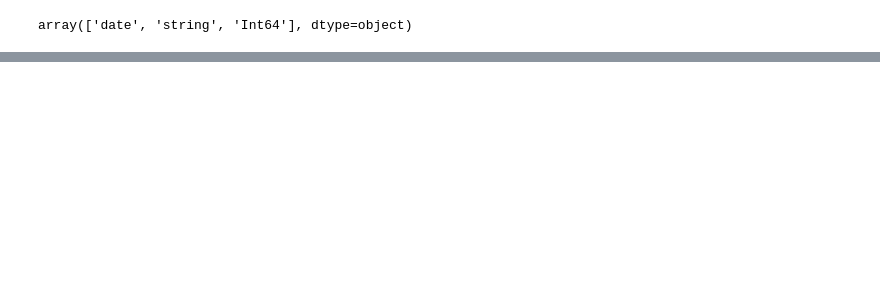
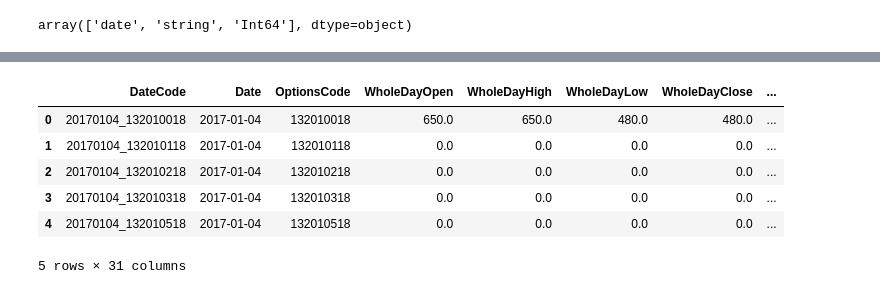
Before and after one commit to pandeydivesh15/machine-learning-practice, a Jupyter notebook: kaggle/jpx-tokyo-stock-exchange-prediction/v1.0.ipynb, the cells around one changed output, grey strips where cells are left out. Drawn from its saved outputs; the diff is of its cells as text; code cells hidden in the pictures; blank space fills up the shorter version.

```diff
--- a/kaggle/jpx-tokyo-stock-exchange-prediction/v1.0.ipynb
+++ b/kaggle/jpx-tokyo-stock-exchange-prediction/v1.0.ipynb
@@ -486,0 +633,4 @@ dtype: object
+# %%
+# Read data types from spec
+spec_options_df = pd.read_csv("./data/data_specifications/options_spec.csv", index_col="Column")
+spec_options_df.head()
@@ -486,0 +649,23 @@ dtype: object
+# %%
+spec_options_df["PDType"] = spec_options_df["Type"]
+spec_options_df["PDType"][spec_options_df["Type"] == 'date'] = "datetime64"
+spec_options_df["PDType"][spec_options_df["Type"] == 'time'] = "datetime64"
+spec_options_df["PDType"][spec_options_df["Type"] == 'Int64'] = "float64"
+
+options_columns_types = spec_options_df[spec_options_df["PDType"] != 'datetime64']["PDType"].to_dict()
+options_columns_types_int64 = spec_options_df[spec_options_df["Type"] == 'Int64']["Type"].to_dict() # Using Type col
+options_columns_datetypes_list = list(spec_options_df[spec_options_df["PDType"] == 'datetime64']["PDType"].to_dict().keys())
+# %%
+def _read_options_file(dir_, filename):
+    info(f"Reading {dir_}/{filename}")
+    df = pd.read_csv(os.path.join(dir_, filename),
+                         dtype=options_columns_types,
+                         parse_dates=options_columns_datetypes_list,
+                         na_values=["－", "-", pd.NA])
+    df = df.astype(options_columns_types_int64)
+    return df
+
+train_options = pd.concat(
+    [_read_options_file(dir_, OPTIONS_CSV_PATH) for dir_ in TRAIN_DIRS],
+    ignore_index=True)
+test_options = _read_options_file(TEST_DIR, OPTIONS_CSV_PATH)
@@ -486,0 +675,10 @@ dtype: object
+# %%
+train_options.head()
+# %% [output]
+|  | DateCode | Date | OptionsCode | WholeDayOpen | WholeDayHigh | WholeDayLow | WholeDayClose | ... |
+| 0 | 20170104_132010018 | 2017-01-04 | 132010018 | 650.0 | 650.0 | 480.0 | 480.0 | ... |
+| 1 | 20170104_132010118 | 2017-01-04 | 132010118 | 0.0 | 0.0 | 0.0 | 0.0 | ... |
+| 2 | 20170104_132010218 | 2017-01-04 | 132010218 | 0.0 | 0.0 | 0.0 | 0.0 | ... |
+| 3 | 20170104_132010318 | 2017-01-04 | 132010318 | 0.0 | 0.0 | 0.0 | 0.0 | ... |
+| 4 | 20170104_132010518 | 2017-01-04 | 132010518 | 0.0 | 0.0 | 0.0 | 0.0 | ... |
+5 rows × 31 columns
```
Also changed, not shown: parts of 23 cells of this notebook.
